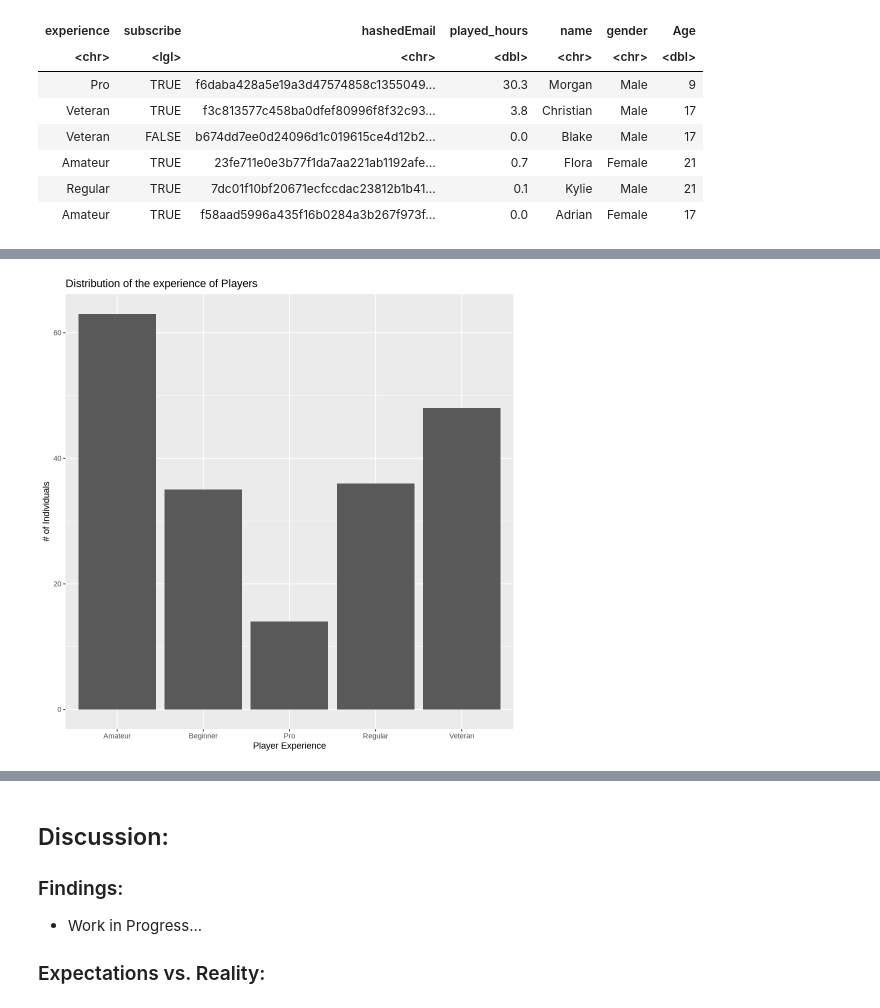
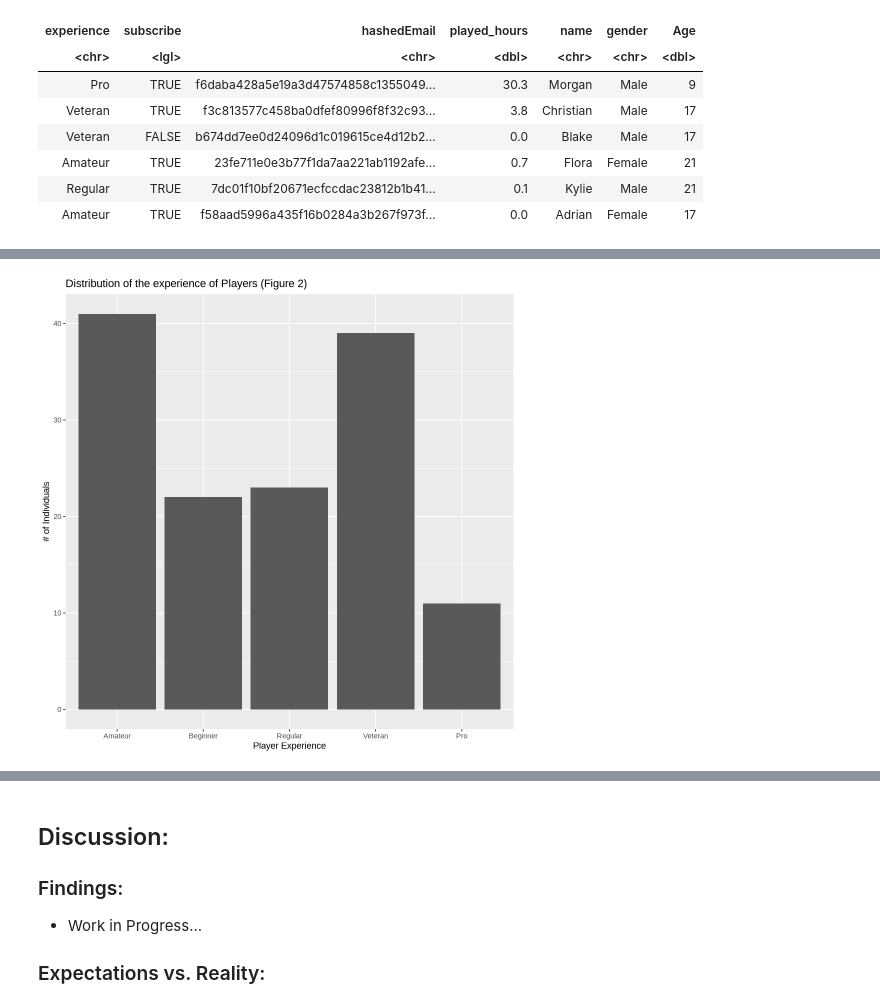
Before and after one commit to Andrewhli06/final_dsci_100_project, a Jupyter notebook: DSCI100FinProj.ipynb, the cells around one changed output, grey strips where cells are left out. Cells and saved outputs as stored; diff of their text form; code cells hidden in the pictures.

Commit message:
Completed large majority of preprocessing for EDA, as well as completed EDA

```diff
--- a/DSCI100FinProj.ipynb
+++ b/DSCI100FinProj.ipynb
@@ -110,0 +120,10 @@ A tibble: 6 × 7
+# %%
+# Selecting only the columns that are relevant to our question (Age, experience, played_hours)
+columns <- player_data |> select(Age, experience, played_hours)
+player_predictors <- as_tibble(columns)
+player_predictors$experience <- factor(player_predictors$experience,
+                                       levels = c("Amateur", "Beginner", "Regular", "Veteran", "Pro"),
+                                       ordered = TRUE)
+player_predictors <- player_predictors |>
+                     mutate(experience_int = as.numeric(experience))
+head(player_predictors)
@@ -110,0 +140,11 @@ A tibble: 6 × 7
+# %%
+set.seed(42)
+player_split <- initial_split(player_predictors, prop = 0.7, strata = played_hours)
+player_training <- training(player_split)
+player_testing <- testing(player_split)
+
+preprocess_recipe <- recipe(played_hours ~., data = player_training) |>
+                     step_impute_mean(all_numeric_predictors())
+prep_recipe <- prep(preprocess_recipe)
+train_processed <- bake(prep_recipe, new_data = player_training)
+test_processed <- bake(prep_recipe, new_data = player_testing)
@@ -124,13 +175,13 @@ Warning message:
 # %%
 options(repr.plot.width = 8, repr.plot.height = 8)
-experience_bar <- player_data |>
+experience_bar <- train_processed |>
             ggplot(aes(x = experience)) +
             geom_bar() +
-            labs(title = "Distribution of the experience of Players",
+            labs(title = "Distribution of the experience of Players (Figure 2)",
                  x = "Player Experience",
                  y = "# of Individuals")
 experience_bar
 # %% [output]
-[figure, old version]
+[figure, new version]
 # %%
 options(repr.plot.width = 8, repr.plot.height = 8)
```
Also changed, not shown: parts of 11 cells of this notebook.
